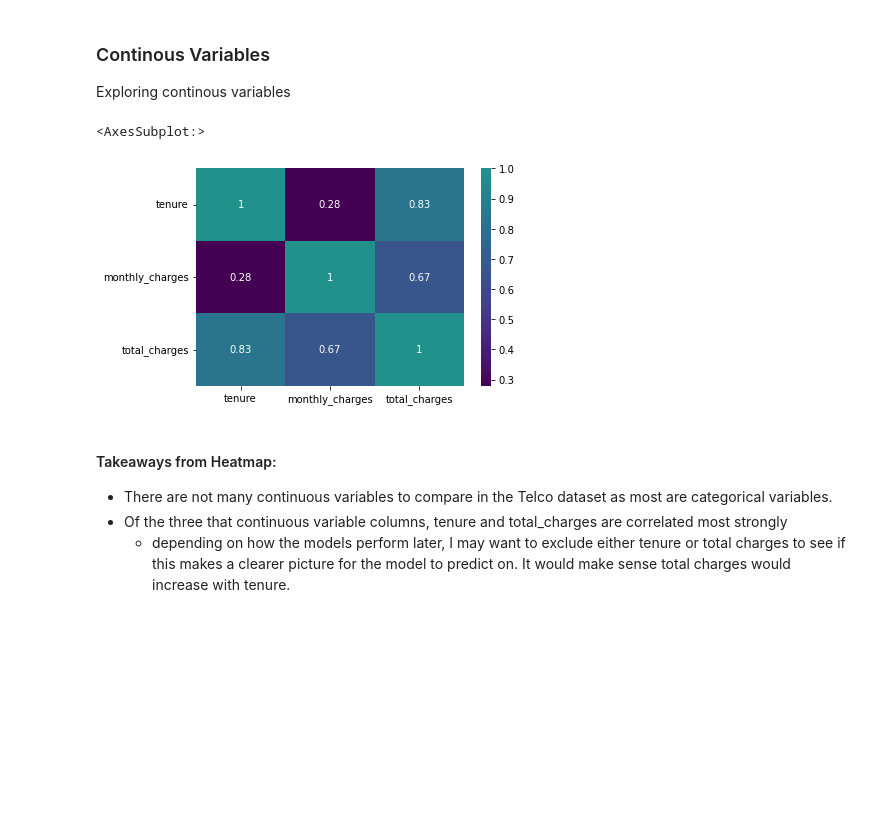
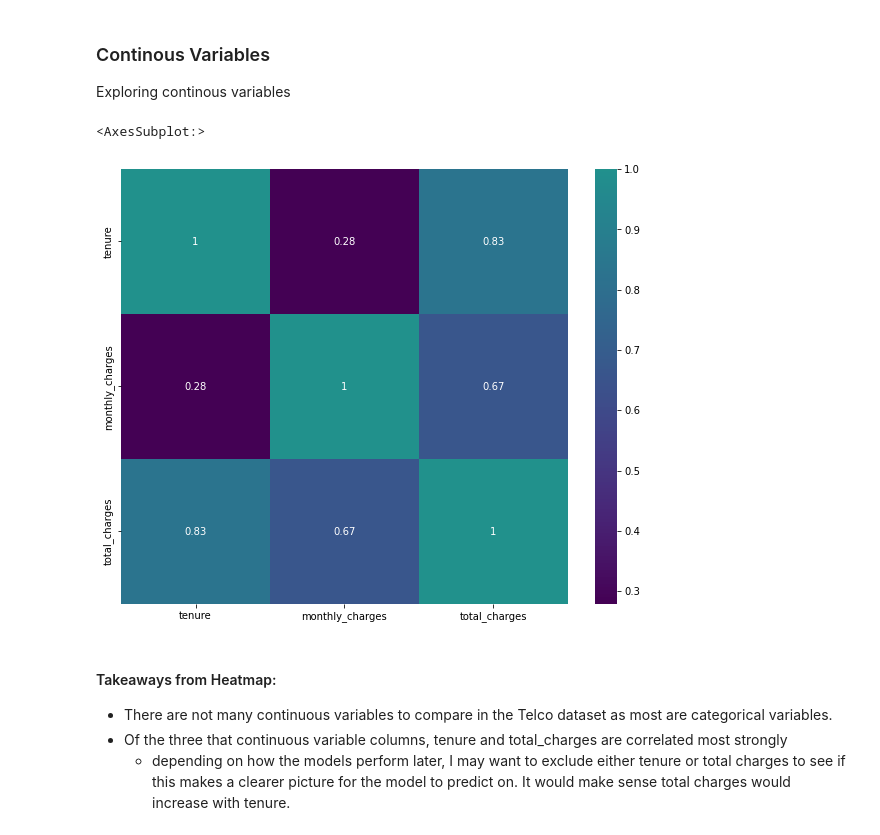
Before and after one commit to AndrewRachuig/telco_classification_project, a Jupyter notebook: final_report_telco_churn.ipynb, the cells around one changed output. Cells and saved outputs as stored; diff of their text form; code cells hidden in the pictures; blank space fills up the shorter version.

```diff
--- a/final_report_telco_churn.ipynb
+++ b/final_report_telco_churn.ipynb
@@ -202,11 +223,11 @@ Exploring continous variables
 # %%
 # Viewing all continuous data in a heatmap to see if there is any strong correlation present between features.
 cont_var = train_explore.drop('senior_citizen', axis=1)
-
+plt.figure(figsize=(10,8))
 sns.heatmap(cont_var.corr(), cmap='viridis', center=1, annot=True)
 # %% [output]
 <AxesSubplot:>
-[figure, old version]
+[figure, new version]
 # %% [markdown]
 #### Takeaways from Heatmap:
 - There are not many continuous variables to compare in the Telco dataset as most are categorical variables.
```
Also changed, not shown: parts of 53 cells of this notebook.
